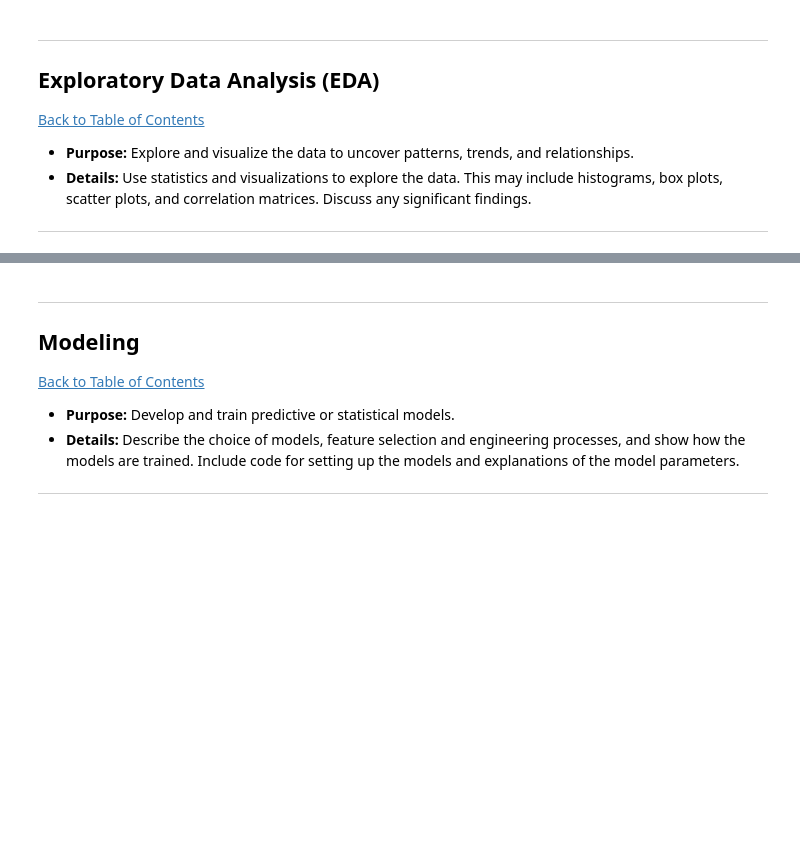
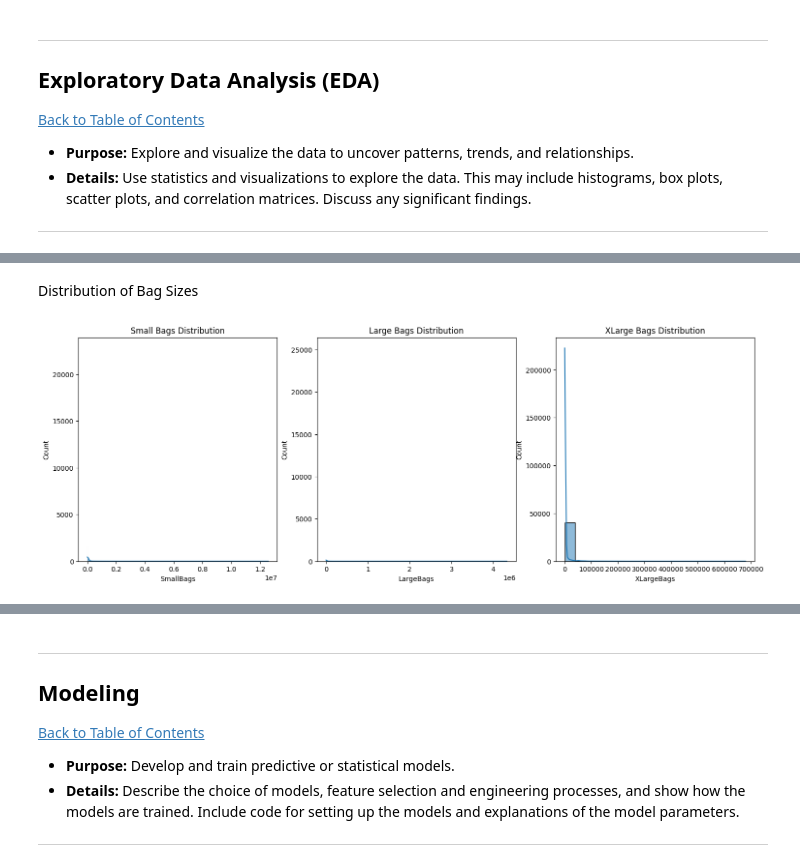
Before and after one commit to obedmabowa/My_Capstone_Project, a Jupyter notebook: Report.ipynb, the cells around one changed output, grey strips where cells are left out. Cells and saved outputs as stored; diff of their text form; code cells hidden in the pictures; blank space fills up the shorter version.

```diff
--- a/Report.ipynb
+++ b/Report.ipynb
@@ -326,0 +374,17 @@ Number of rows after removing missing values: (41025, 12)
+# %% [markdown]
+Distribution of Bag Sizes
+# %%
+fig, axs = plt.subplots(1, 3, figsize=(18, 6))
+
+sns.histplot(cleaned_avocado_data['SmallBags'], kde=True, ax=axs[0])
+axs[0].set_title('Small Bags Distribution')
+
+sns.histplot(cleaned_avocado_data['LargeBags'], kde=True, ax=axs[1])
+axs[1].set_title('Large Bags Distribution')
+
+sns.histplot(cleaned_avocado_data['XLargeBags'], kde=True, ax=axs[2])
+axs[2].set_title('XLarge Bags Distribution')
+
+plt.show()
+# %% [output]
+[figure, added]
```
Also changed, not shown: parts of 28 cells of this notebook.
